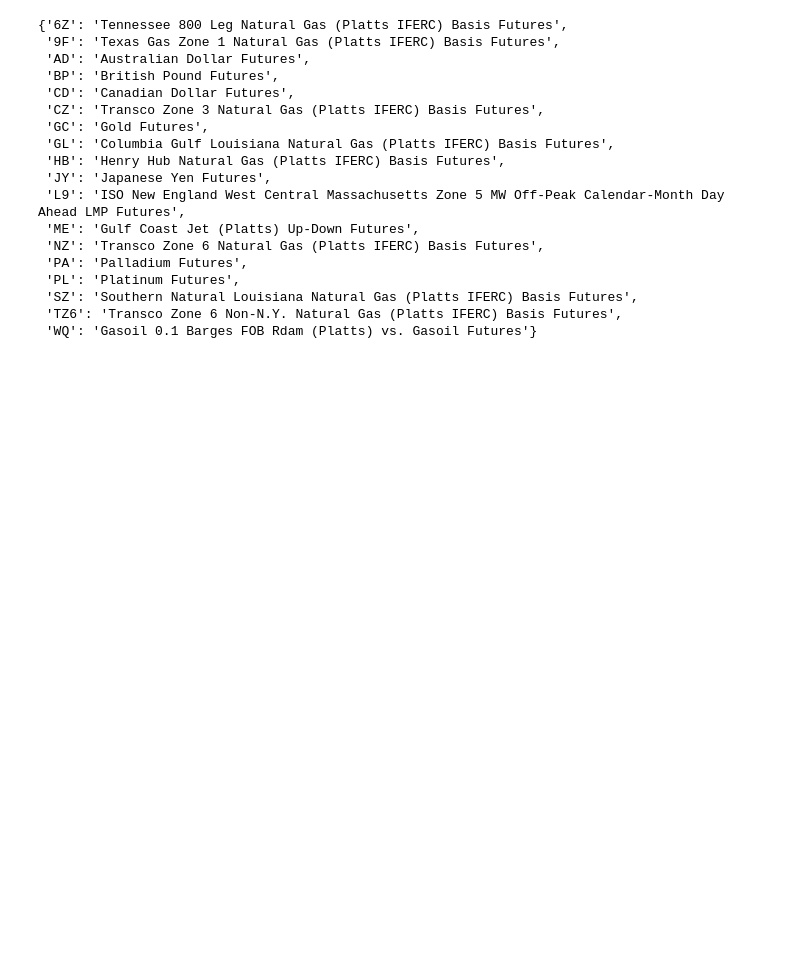
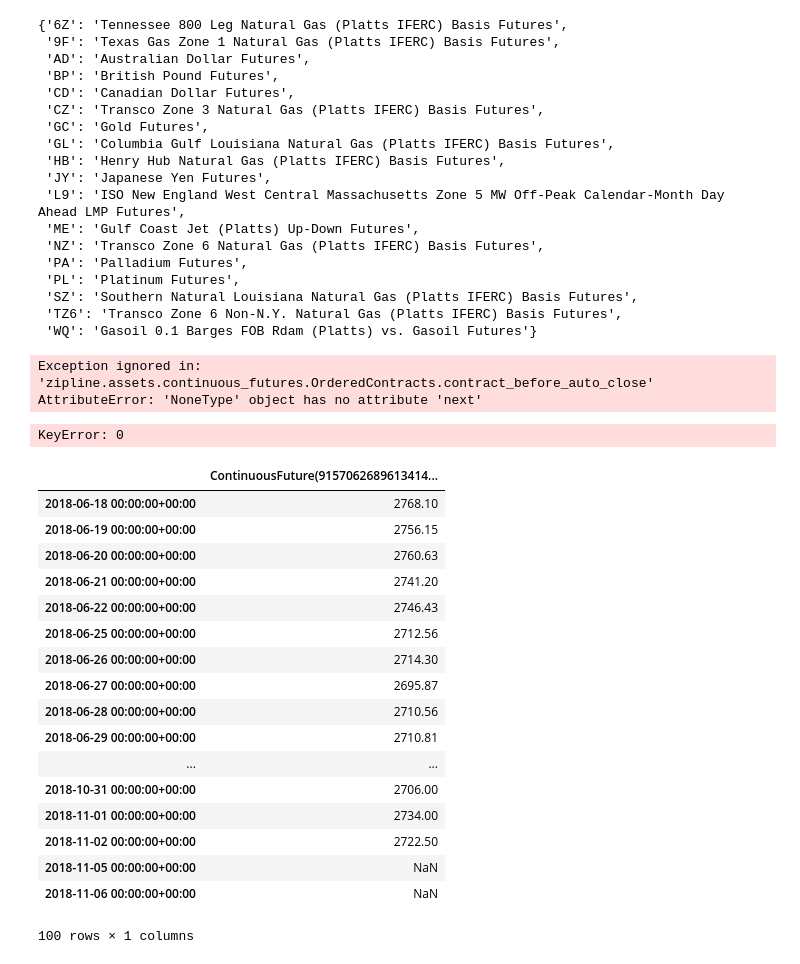
Before and after one commit to t1user/zipline, a Jupyter notebook: notebooks/delete1.ipynb, the cells around one changed output. Cells and saved outputs as stored; diff of their text form; code cells hidden in the pictures; blank space fills up the shorter version.

```diff
--- a/notebooks/delete1.ipynb
+++ b/notebooks/delete1.ipynb
@@ -373,3 +394,42 @@ names
  'SZ': 'Southern Natural Louisiana Natural Gas (Platts IFERC) Basis Futures',
  'TZ6': 'Transco Zone 6 Non-N.Y. Natural Gas (Platts IFERC) Basis Futures',
  'WQ': 'Gasoil 0.1 Barges FOB Rdam (Platts) vs. Gasoil Futures'}
+# %%
+a = continuous_future('JY',
+                  offset=0,
+                  adjustment='mul',
+                  roll_style='calendar')
+# %%
+his = history(
+    assets=[a],
+    end_dt=pd.Timestamp.today(),
+    bar_count=100,
+    frequency='1d',
+    field='price',
+    data_frequency='daily'
+    )
+# %% [output]
+Exception ignored in: 'zipline.assets.continuous_futures.OrderedContracts.contract_before_auto_close'
+AttributeError: 'NoneType' object has no attribute 'next'
+KeyError: 0
+# %%
+his
+# %% [output]
+|  | ContinuousFuture(9157062689613414... |
+| 2018-06-18 00:00:00+00:00 | 2768.10 |
+| 2018-06-19 00:00:00+00:00 | 2756.15 |
+| 2018-06-20 00:00:00+00:00 | 2760.63 |
+| 2018-06-21 00:00:00+00:00 | 2741.20 |
+| 2018-06-22 00:00:00+00:00 | 2746.43 |
+| 2018-06-25 00:00:00+00:00 | 2712.56 |
+| 2018-06-26 00:00:00+00:00 | 2714.30 |
+| 2018-06-27 00:00:00+00:00 | 2695.87 |
+| 2018-06-28 00:00:00+00:00 | 2710.56 |
+| 2018-06-29 00:00:00+00:00 | 2710.81 |
+| ... | ... |
+| 2018-10-31 00:00:00+00:00 | 2706.00 |
+| 2018-11-01 00:00:00+00:00 | 2734.00 |
+| 2018-11-02 00:00:00+00:00 | 2722.50 |
+| 2018-11-05 00:00:00+00:00 | NaN |
+| 2018-11-06 00:00:00+00:00 | NaN |
+100 rows × 1 columns
```
Also changed, not shown: parts of 5 cells of this notebook, 4 other files.
